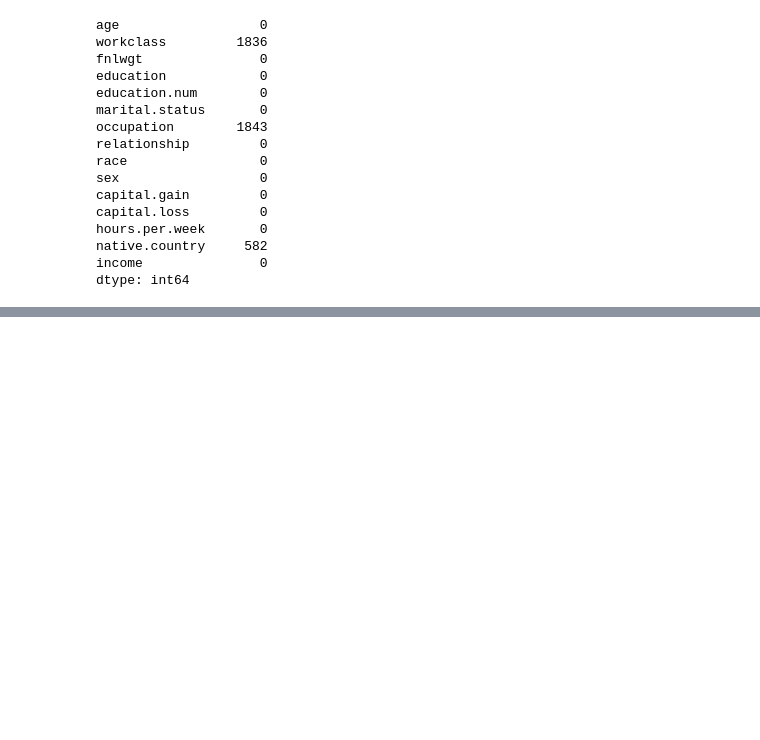
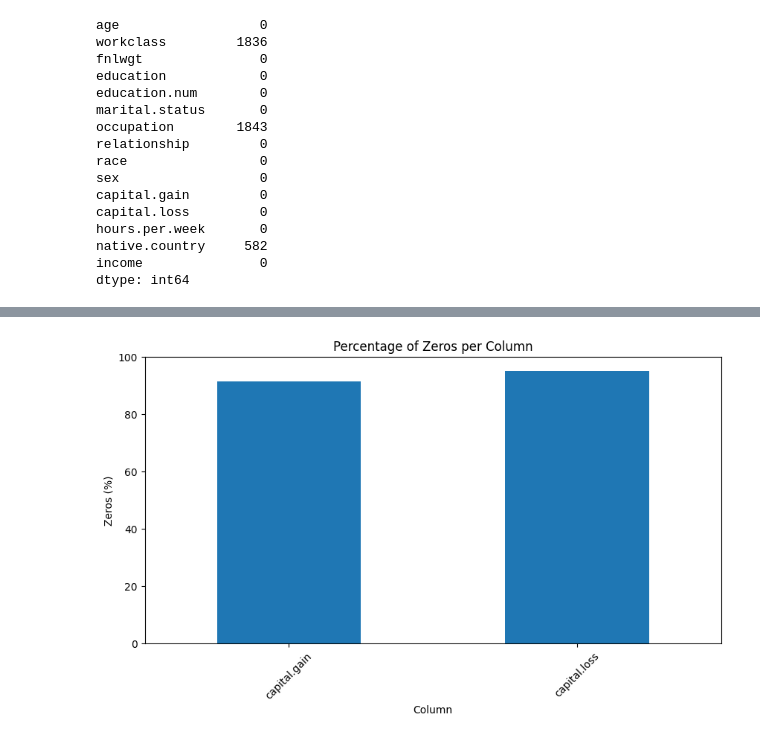
Before and after one commit to Nik1341175/AdvancedDataAnalytics2026, a Jupyter notebook: Ex_Project_1/Logistic/Step_1/01_log_step_1.ipynb, the cells around one changed output, grey strips where cells are left out. Drawn from its saved outputs; the diff is of its cells as text; code cells hidden in the pictures; blank space fills up the shorter version.

```diff
--- a/Ex_Project_1/Logistic/Step_1/01_log_step_1.ipynb
+++ b/Ex_Project_1/Logistic/Step_1/01_log_step_1.ipynb
@@ -101,0 +124,14 @@ df.dropna(inplace=True)
+# %%
+zero_percentage = (df == 0).mean() * 100
+
+zero_percentage = zero_percentage[zero_percentage > 0]
+
+zero_percentage.plot(kind='bar', figsize=(10, 5))
+
+plt.title('Percentage of Zeros per Column')
+plt.xlabel('Column')
+plt.ylabel('Zeros (%)')
+plt.xticks(rotation=45)
+plt.show()
+# %% [output]
+[figure, added]
```
Also changed, not shown: parts of 1 cell of this notebook, 4 other files.
